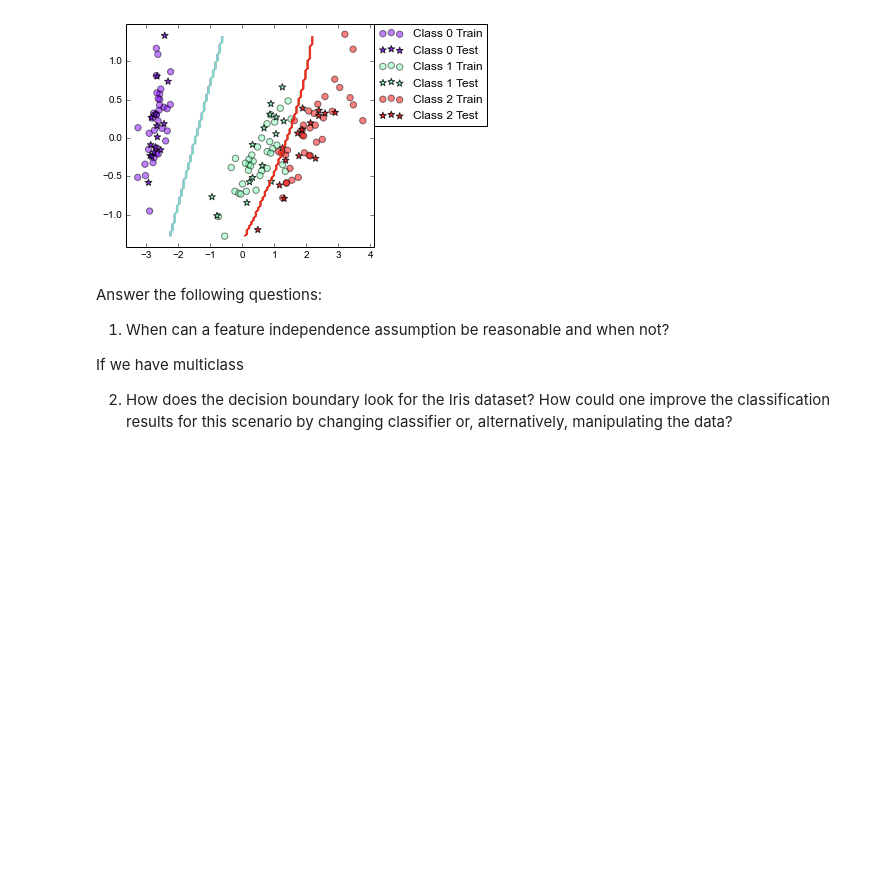
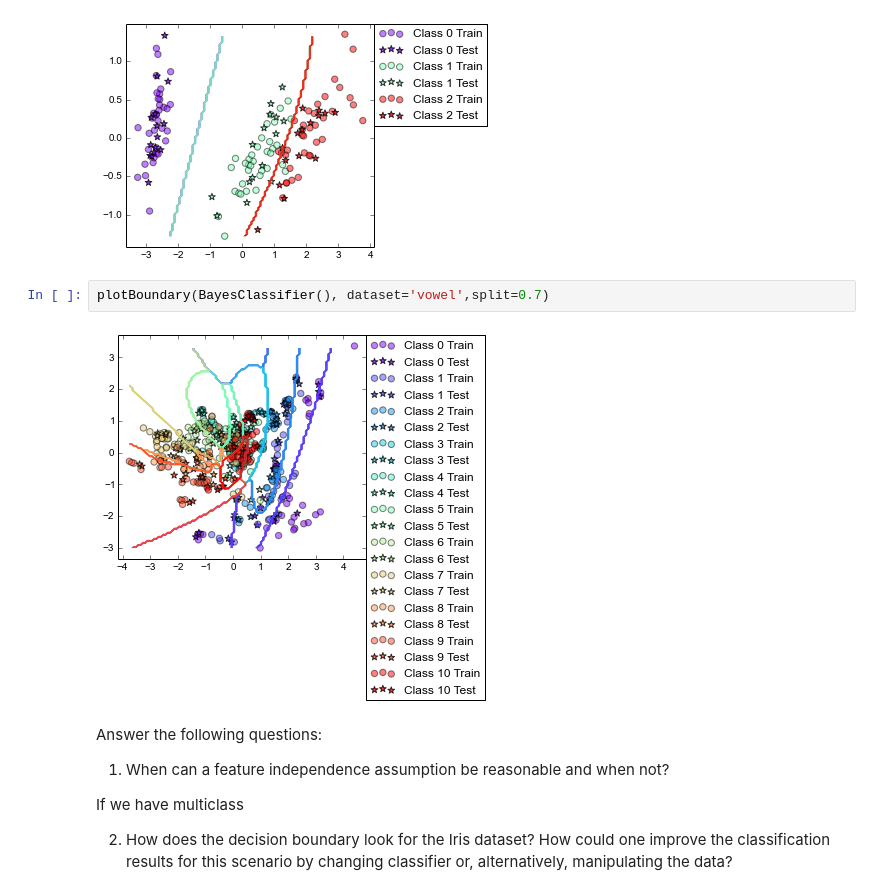
Before and after one commit to konsoz/KTH, a Jupyter notebook: DD2431 - Machine Learning/Lab3/lab3.ipynb, the cells around one changed output. Saved outputs shown, nothing was run; the diff lists cells and outputs as text; blank space fills up the shorter version.

```diff
--- a/DD2431 - Machine Learning/Lab3/lab3.ipynb
+++ b/DD2431 - Machine Learning/Lab3/lab3.ipynb
@@ -185,6 +185,10 @@ Final mean classification accuracy  90.6 with standard deviation 2.26
 plotBoundary(BayesClassifier(), dataset='iris',split=0.7)
 # %% [output]
 [figure]
+# %%
+plotBoundary(BayesClassifier(), dataset='vowel',split=0.7)
+# %% [output]
+[figure, added]
 # %% [markdown]
 Answer the following questions:
 
```
Also changed, not shown: 1 other file.
